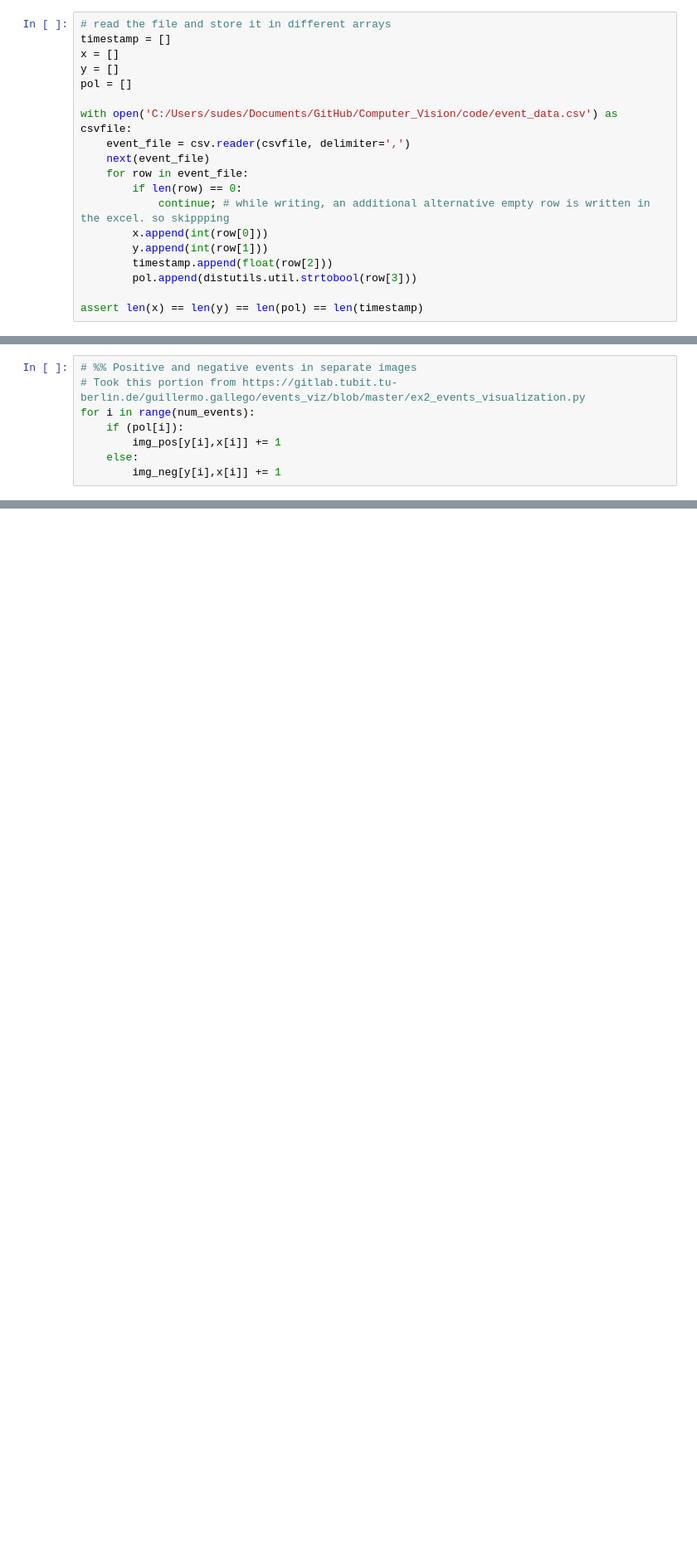
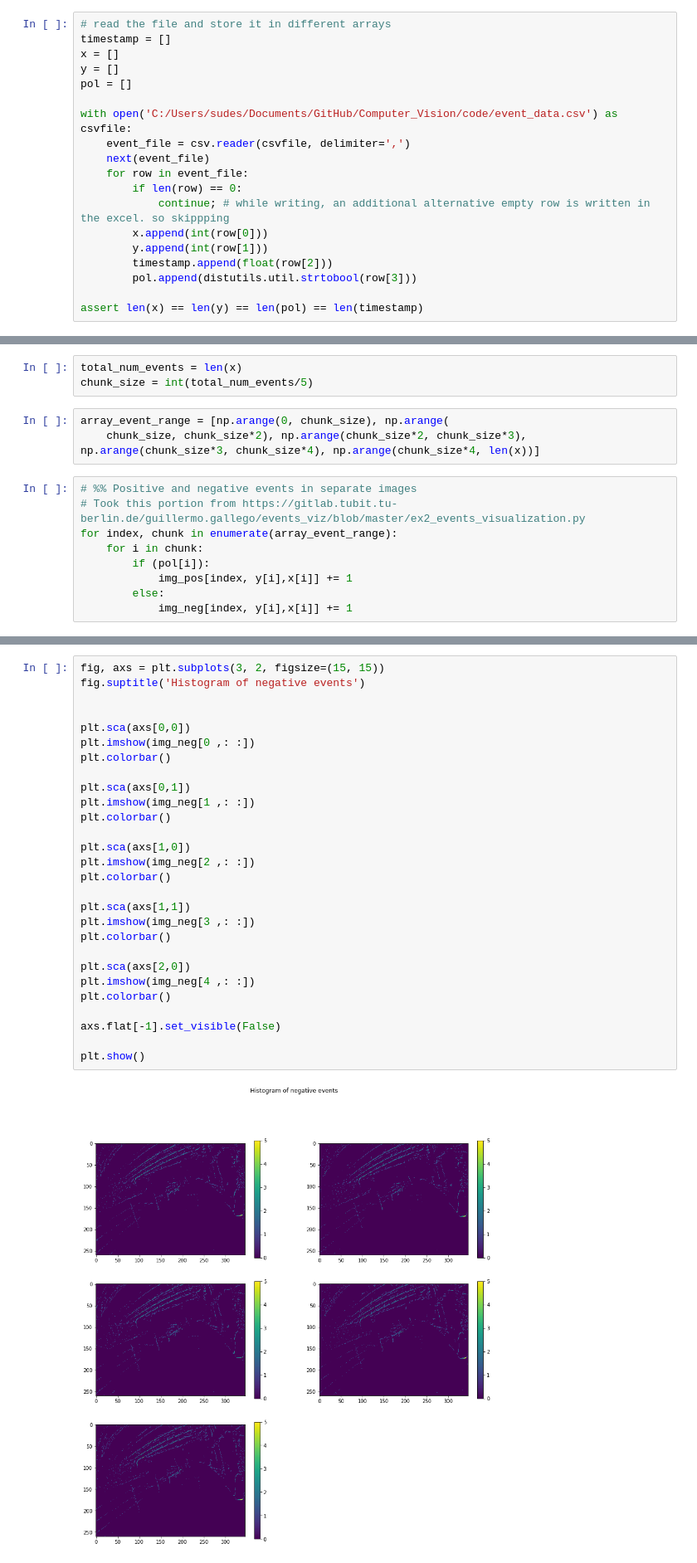
Before and after one commit to SudeshnaBora/Computer_Vision, a Jupyter notebook: code/Learning Phase.ipynb, the cells around one changed output, grey strips where cells are left out. Shown at 83% size. Drawn from its saved outputs; the diff is of its cells as text; blank space fills up the shorter version.

Commit message:
added documentation and made changes to events

```diff
--- a/code/Learning Phase.ipynb
+++ b/code/Learning Phase.ipynb
@@ -77,8 +75,15 @@ num_events = len(x)
+# %%
+total_num_events = len(x)
+chunk_size = int(total_num_events/5)
+# %%
+array_event_range = [np.arange(0, chunk_size), np.arange(
+    chunk_size, chunk_size*2), np.arange(chunk_size*2, chunk_size*3), np.arange(chunk_size*3, chunk_size*4), np.arange(chunk_size*4, len(x))]
 # %%
 # %% Positive and negative events in separate images
 # Took this portion from https://gitlab.tubit.tu-berlin.de/guillermo.gallego/events_viz/blob/master/ex2_events_visualization.py
-for i in range(num_events):
-    if (pol[i]):
-        img_pos[y[i],x[i]] += 1
-    else:
-        img_neg[y[i],x[i]] += 1
+for index, chunk in enumerate(array_event_range):
+    for i in chunk:
+        if (pol[i]):
+            img_pos[index, y[i],x[i]] += 1
+        else:
+            img_neg[index, y[i],x[i]] += 1
@@ -100,0 +90,30 @@ plt.show()
+# %%
+fig, axs = plt.subplots(3, 2, figsize=(15, 15))
+fig.suptitle('Histogram of negative events')
+
+
+plt.sca(axs[0,0])
+plt.imshow(img_neg[0 ,: :])
+plt.colorbar()
+
+plt.sca(axs[0,1])
+plt.imshow(img_neg[1 ,: :])
+plt.colorbar()
+
+plt.sca(axs[1,0])
+plt.imshow(img_neg[2 ,: :])
+plt.colorbar()
+
+plt.sca(axs[1,1])
+plt.imshow(img_neg[3 ,: :])
+plt.colorbar()
+
+plt.sca(axs[2,0])
+plt.imshow(img_neg[4 ,: :])
+plt.colorbar()
+
+axs.flat[-1].set_visible(False)
+
+plt.show()
+# %% [output]
+[figure, added]
```
Also changed, not shown: parts of 5 cells of this notebook, 2 other files.
